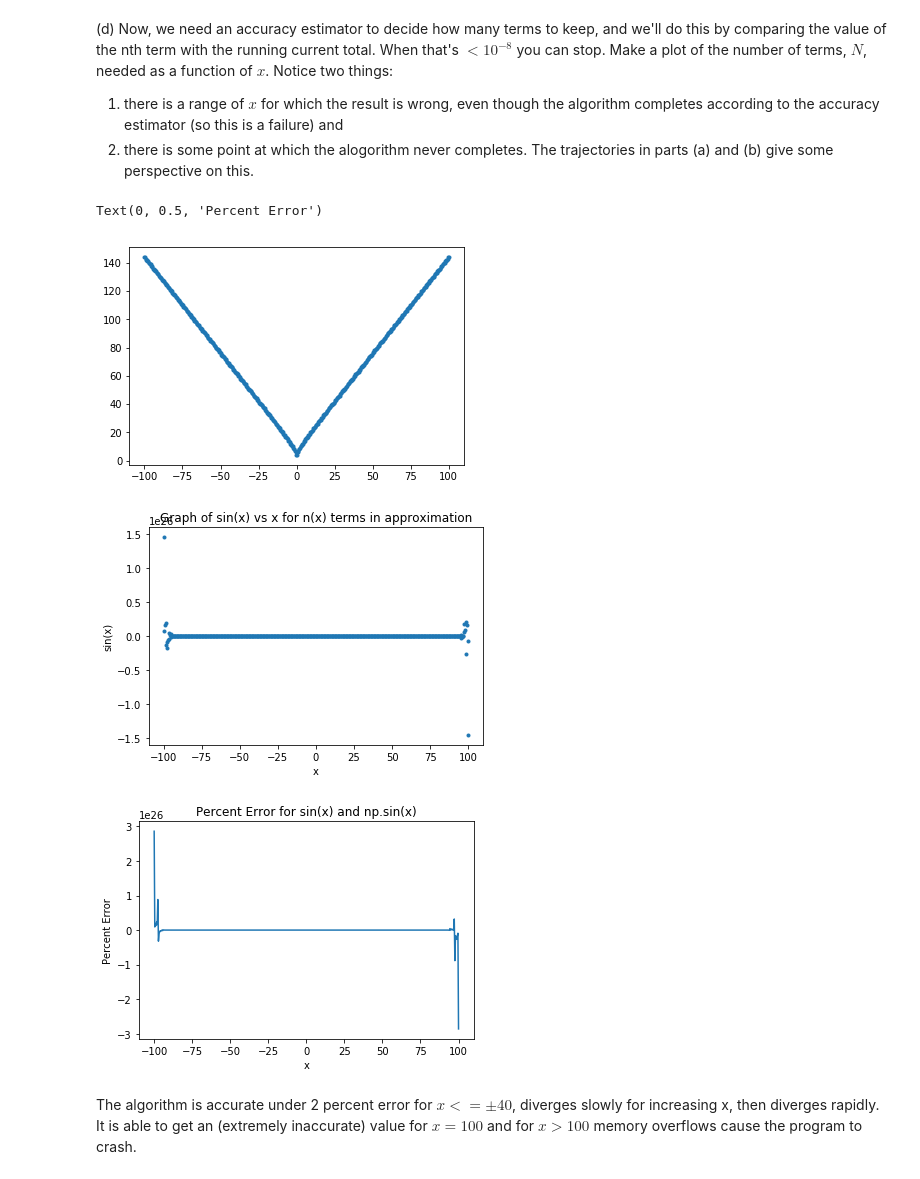
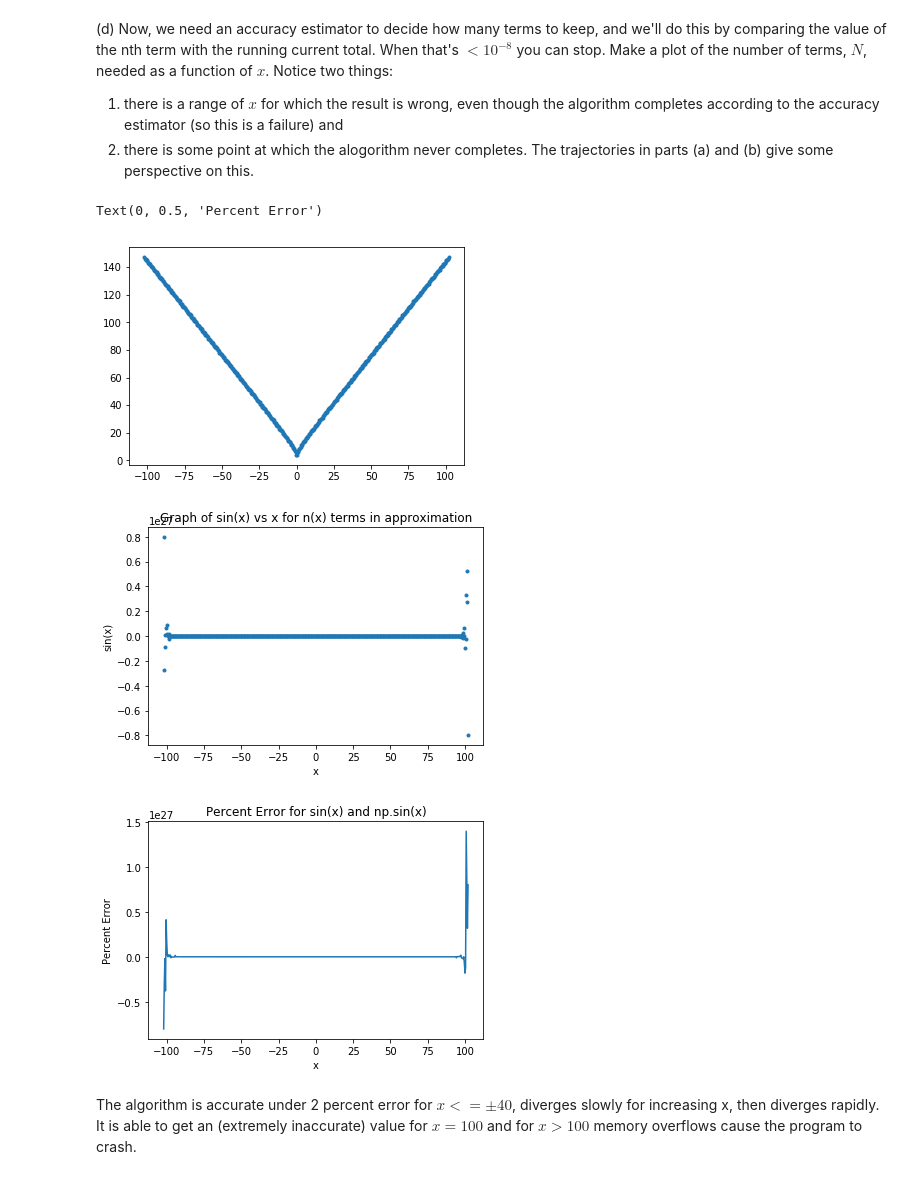
Before and after one commit to Yanall-Boutros/Computational-Physics, a Jupyter notebook: problem_sets/ps1/pset1.ipynb, the cells around one changed output. Saved outputs shown, nothing was run; the diff lists cells and outputs as text; code cells hidden in the pictures.

```diff
--- a/problem_sets/ps1/pset1.ipynb
+++ b/problem_sets/ps1/pset1.ipynb
@@ -447,37 +447,37 @@ def n_needed_terms(x):
     while np.abs(sin(x, n)) > 10**-8:
         n+=1
     return n
 
-xdata = np.linspace(-100, 100, 500)
+xdata = np.linspace(-102, 102, 500)
 ydata = []
 for x in xdata:
     ydata.append(n_needed_terms(x))
 plt.plot(xdata, ydata, marker=".", linestyle="none")
 
 sindata = []
 yexactdata = []
 for i in range(len(xdata)):
     sindata.append(totsin(xdata[i]))
     yexactdata.append(np.sin(xdata[i]))
 sindata = np.array(sindata)
 yexactdata = np.array(yexactdata)
 plt.figure()
 plt.plot(xdata, sindata, linestyle="none", marker=".")
 plt.title("Graph of sin(x) vs x for n(x) terms in approximation")
 plt.xlabel("x")
 plt.ylabel("sin(x)")
 
 percent_error = np.abs(sindata - yexactdata)/yexactdata
 plt.figure()
 plt.plot(xdata, percent_error,)
 plt.title("Percent Error for sin(x) and np.sin(x)")
 plt.xlabel("x")
 plt.ylabel("Percent Error")
 # %% [output]
 Text(0, 0.5, 'Percent Error')
-[figure, old version]
+[figure, new version]
-[figure, old version]
+[figure, new version]
-[figure, old version]
+[figure, new version]
 # %% [markdown]
 The algorithm is accurate under 2 percent error for $x <= \pm 40$, diverges slowly for increasing x, then diverges rapidly. It is able to get an (extremely inaccurate) value for $x = 100$ and for $x > 100$ memory overflows cause the program to crash.
 # %% [markdown]
```
Also changed, not shown: parts of 6 cells of this notebook, 7 other files.
